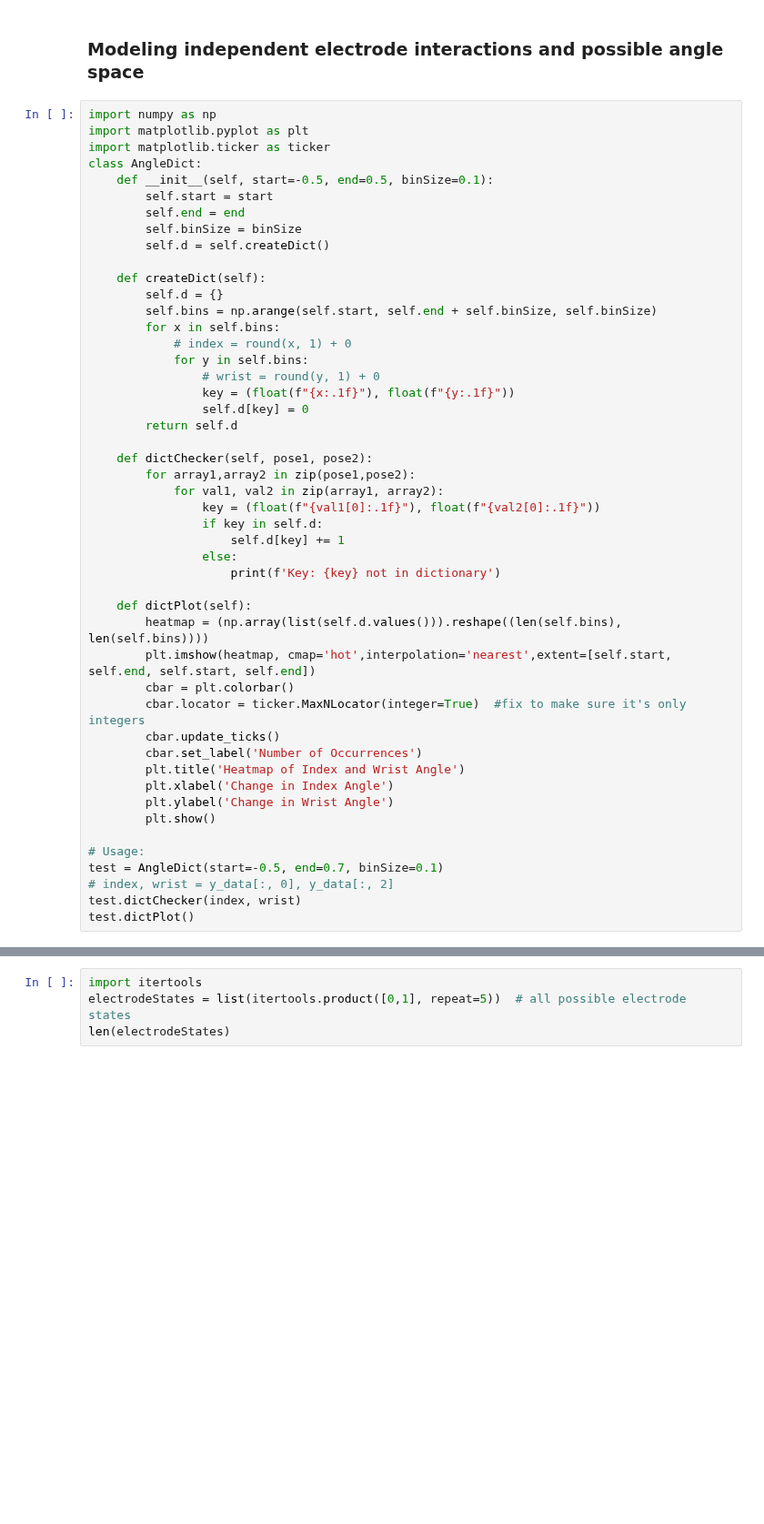
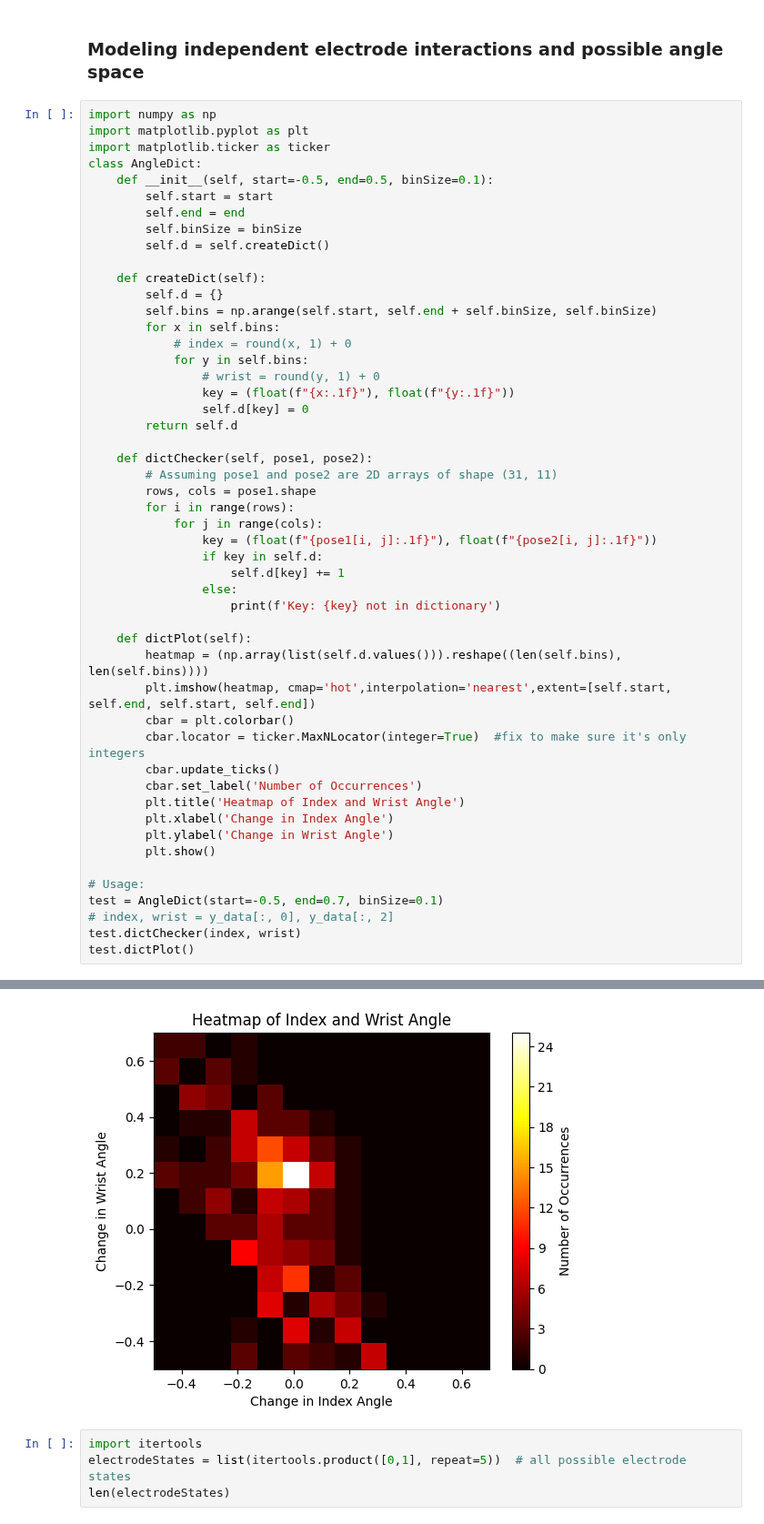
Before and after one commit to draeloslab/stim_behavior, a Jupyter notebook: notebooks/sigmoid.ipynb, the cells around one changed output, grey strips where cells are left out. Shown at 91% size. Cells and saved outputs as stored; diff of their text form; blank space fills up the shorter version.

Commit message:
got heatmap to finally plot combos

```diff
--- a/notebooks/sigmoid.ipynb
+++ b/notebooks/sigmoid.ipynb
@@ -172,9 +172,11 @@ class AngleDict:
         return self.d
 
     def dictChecker(self, pose1, pose2):
-        for array1,array2 in zip(pose1,pose2):
-            for val1, val2 in zip(array1, array2):
-                key = (float(f"{val1[0]:.1f}"), float(f"{val2[0]:.1f}"))
+        # Assuming pose1 and pose2 are 2D arrays of shape (31, 11)
+        rows, cols = pose1.shape
+        for i in range(rows):
+            for j in range(cols):
+                key = (float(f"{pose1[i, j]:.1f}"), float(f"{pose2[i, j]:.1f}"))
                 if key in self.d:
                     self.d[key] += 1
                 else:
@@ -202,3 +220,4 @@ IndexError: invalid index to scalar variable.
+[figure, added]
 # %%
 import itertools
 electrodeStates = list(itertools.product([0,1], repeat=5))  # all possible electrode states
```
Also changed, not shown: parts of 1 cell of this notebook.
